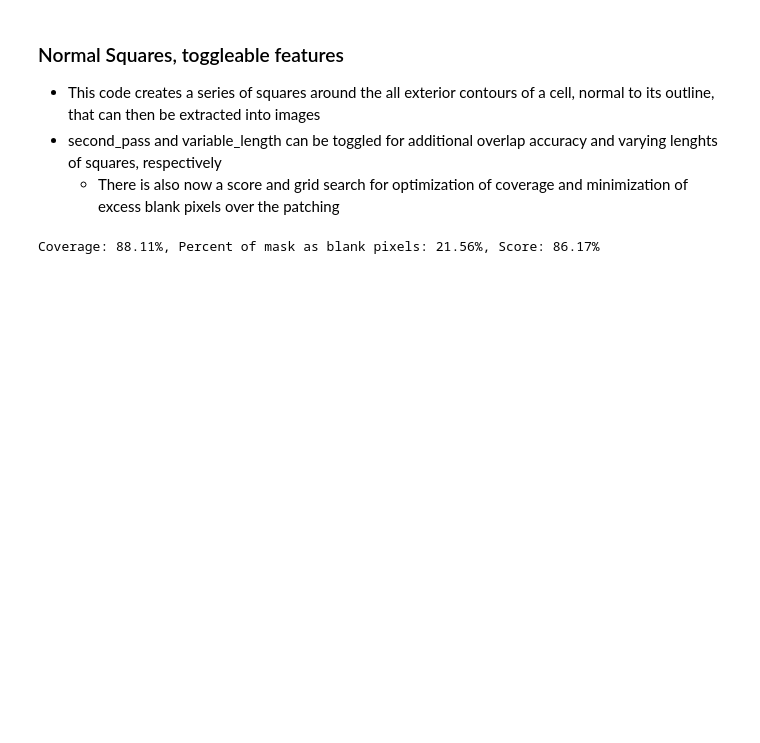
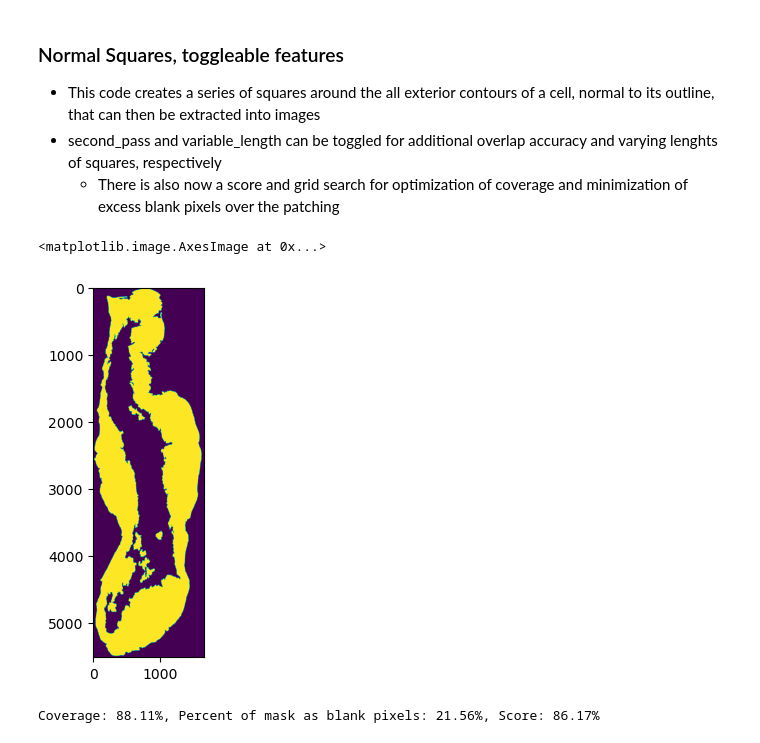
Before and after one commit to arvindkrishna87/STAT390_WI2025, a Jupyter notebook: Presentation 3/Coders/Ryan Lach/Contour_Normal_Toggleable.ipynb, the cells around one changed output. Saved outputs shown, nothing was run; the diff lists cells and outputs as text; code cells hidden in the pictures; blank space fills up the shorter version.

```diff
--- a/Presentation 3/Coders/Ryan Lach/Contour_Normal_Toggleable.ipynb
+++ b/Presentation 3/Coders/Ryan Lach/Contour_Normal_Toggleable.ipynb
@@ -23,5 +21,10 @@ image1=cv2.imread("h2114153  h&e_ROI_1 Epithelia.png")
 image1_gray = cv2.cvtColor(image1, cv2.COLOR_BGR2GRAY)
 _,whole_thresh=cv2.threshold(image1_gray,1,255,cv2.THRESH_BINARY)
+# %%
+plt.imshow(whole_thresh)
+# %% [output]
+<matplotlib.image.AxesImage at 0x...>
+[figure, added]
 # %%
 def find_external_contours(binary_image):
     '''find all external contours of an image'''
```
Also changed, not shown: parts of 88 cells of this notebook, 4 other files.
